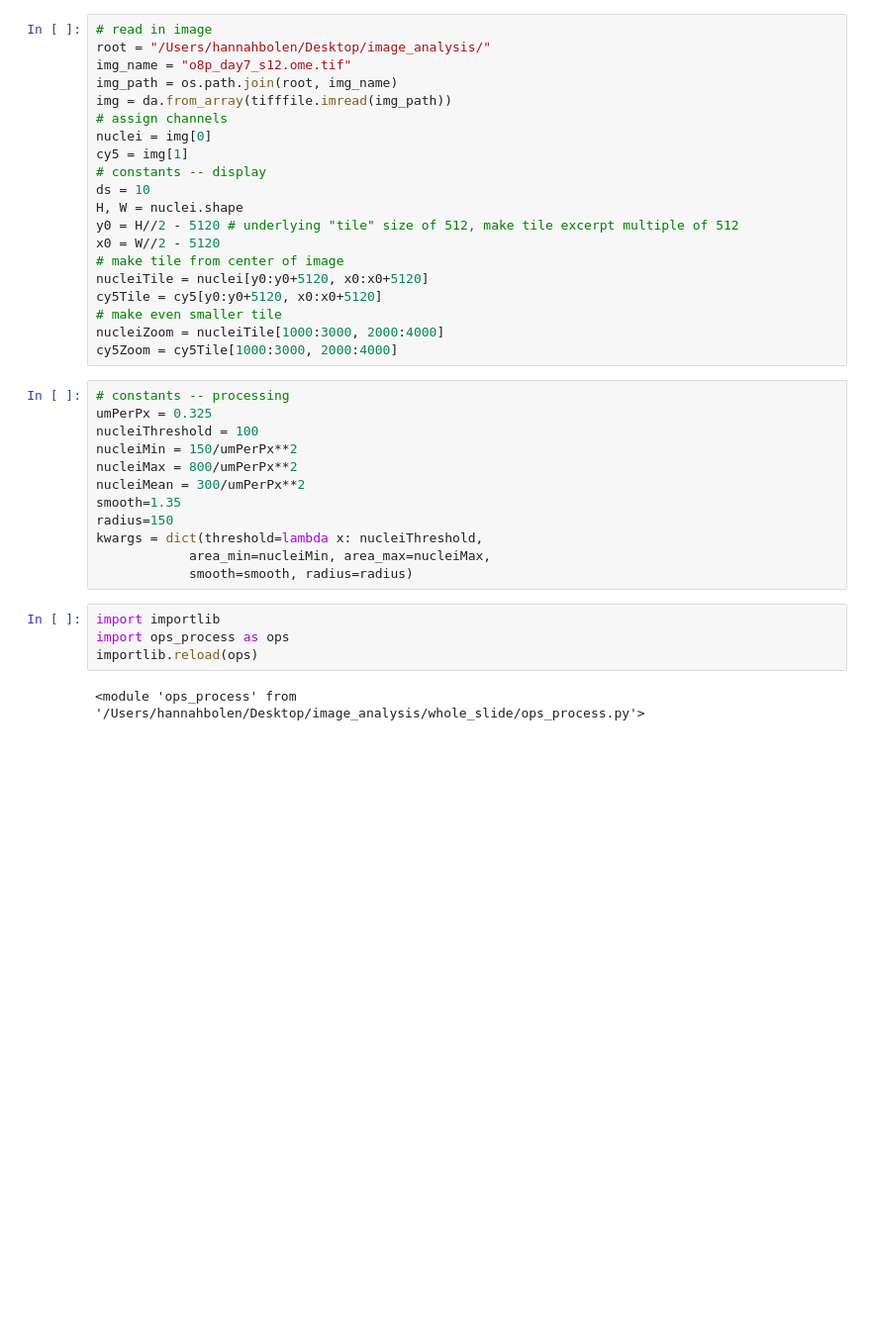
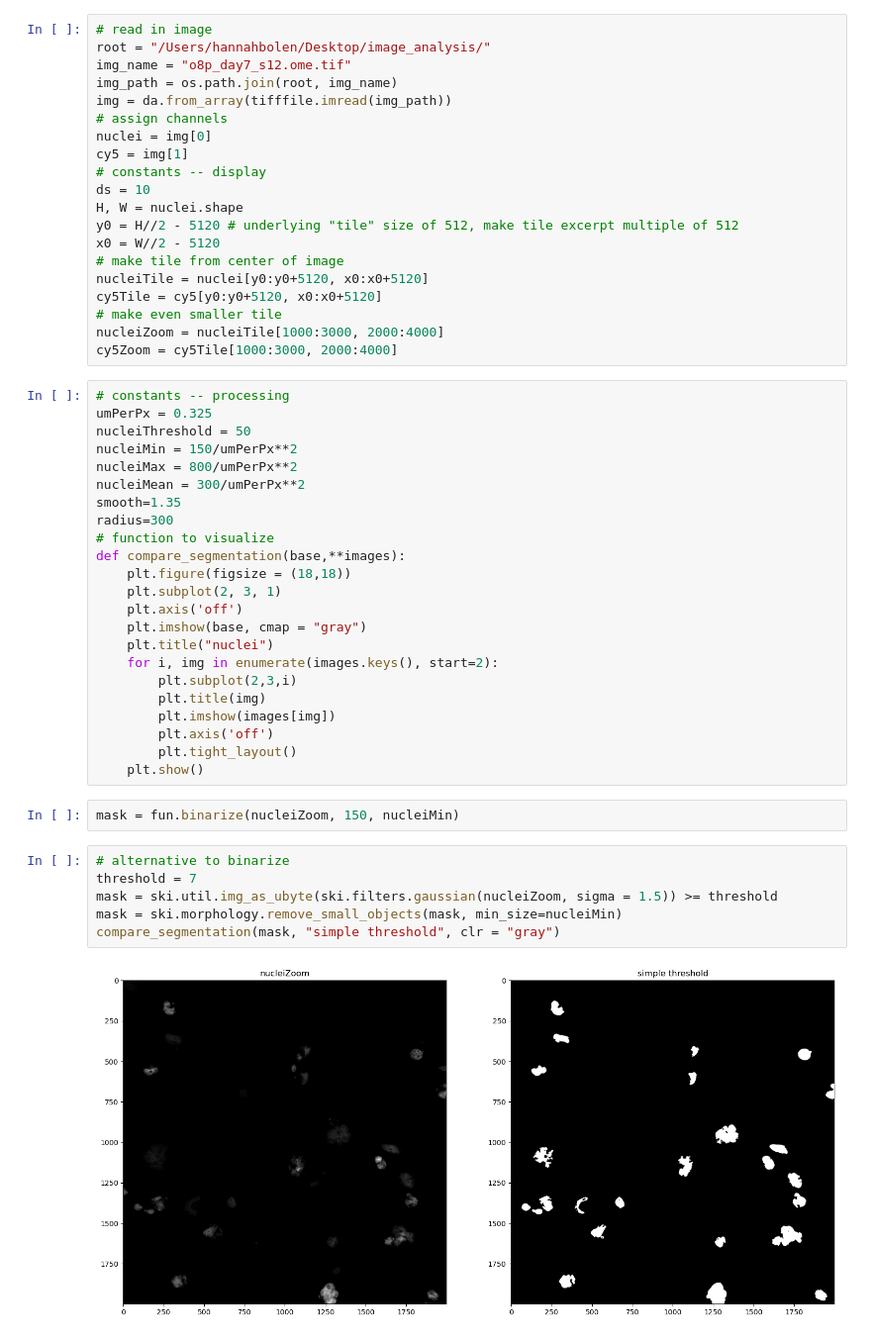
Before and after one commit to hannahbolen1/whole_slide, a Jupyter notebook: ops2019_segment.ipynb, the cells around one changed output. Shown at 99% size. Cells and saved outputs as stored; diff of their text form; blank space fills up the shorter version.

```diff
--- a/ops2019_segment.ipynb
+++ b/ops2019_segment.ipynb
@@ -31,21 +34,36 @@ cy5Tile = cy5[y0:y0+5120, x0:x0+5120]
 # make even smaller tile
 nucleiZoom = nucleiTile[1000:3000, 2000:4000]
 cy5Zoom = cy5Tile[1000:3000, 2000:4000]
-# %%
-# constants -- processing
-umPerPx = 0.325
-nucleiThreshold = 100
-nucleiMin = 150/umPerPx**2
-nucleiMax = 800/umPerPx**2
-nucleiMean = 300/umPerPx**2
-smooth=1.35
-radius=150
-kwargs = dict(threshold=lambda x: nucleiThreshold,
-            area_min=nucleiMin, area_max=nucleiMax,
-            smooth=smooth, radius=radius)
-# %%
-import importlib
-import ops_process as ops
-importlib.reload(ops)
-# %% [output]
-<module 'ops_process' from '/Users/hannahbolen/Desktop/image_analysis/whole_slide/ops_process.py'>
+# %%
+# constants -- processing
+umPerPx = 0.325
+nucleiThreshold = 50
+nucleiMin = 150/umPerPx**2
+nucleiMax = 800/umPerPx**2
+nucleiMean = 300/umPerPx**2
+smooth=1.35
+radius=300
+# function to visualize
+def compare_segmentation(base,**images):
+    plt.figure(figsize = (18,18))
+    plt.subplot(2, 3, 1)
+    plt.axis('off')
+    plt.imshow(base, cmap = "gray")
+    plt.title("nuclei")
+    for i, img in enumerate(images.keys(), start=2):
+        plt.subplot(2,3,i)
+        plt.title(img)
+        plt.imshow(images[img])
+        plt.axis('off')
+        plt.tight_layout()
+    plt.show()
+# %%
+mask = fun.binarize(nucleiZoom, 150, nucleiMin)
+# %%
+# alternative to binarize
+threshold = 7
+mask = ski.util.img_as_ubyte(ski.filters.gaussian(nucleiZoom, sigma = 1.5)) >= threshold
+mask = ski.morphology.remove_small_objects(mask, min_size=nucleiMin)
+compare_segmentation(mask, "simple threshold", clr = "gray")
+# %% [output]
+[figure, added]
```
Also changed, not shown: parts of 10 cells of this notebook, 2 other files.
